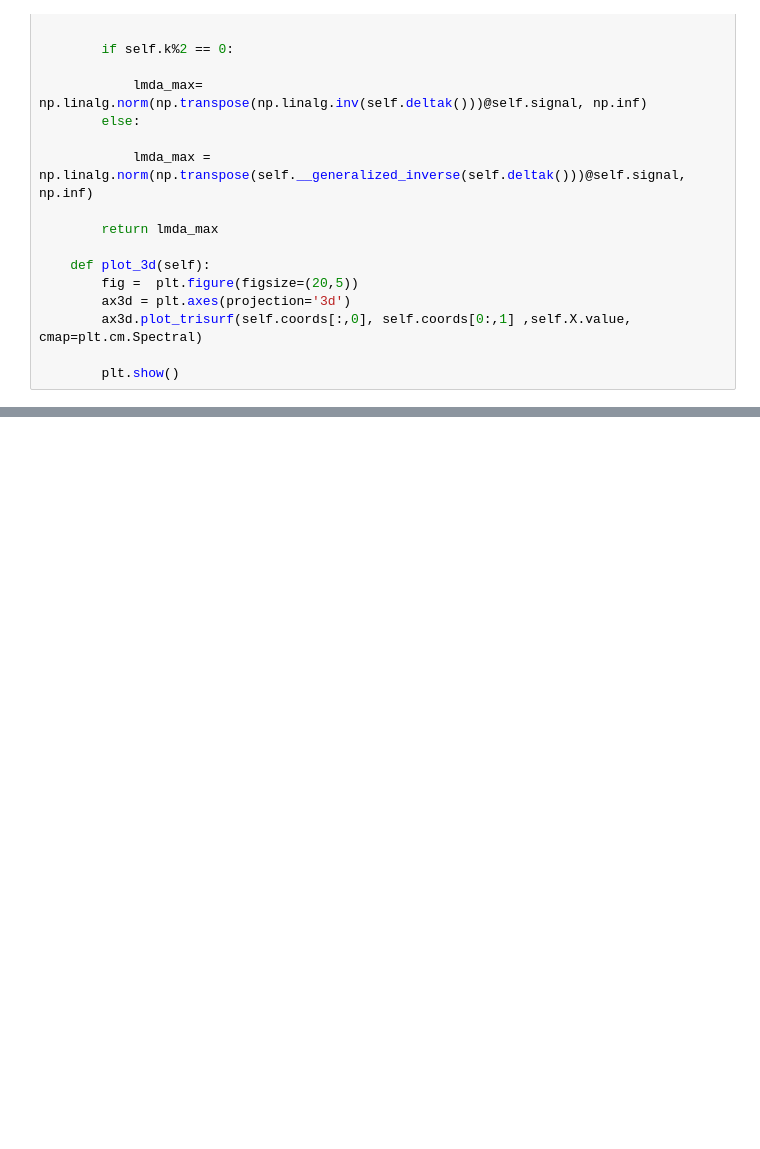
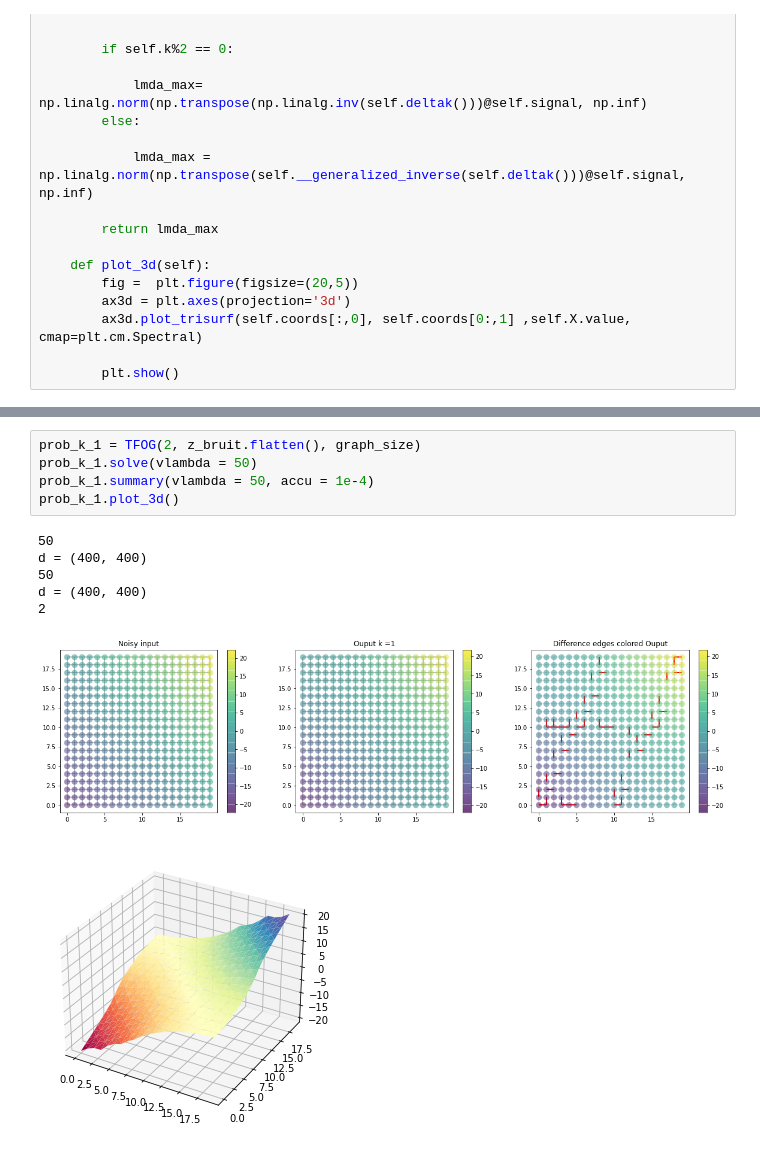
Before and after one commit to DorianJoubaud/Trend-Filtering-On-Graphs, a Jupyter notebook: Trend_Filtering_On_Graphs.ipynb, the cells around one changed output, grey strips where cells are left out. Saved outputs shown, nothing was run; the diff lists cells and outputs as text; blank space fills up the shorter version.

Commit message:
TFOG works well with k even (Dk+1 odd)

```diff
--- a/Trend_Filtering_On_Graphs.ipynb
+++ b/Trend_Filtering_On_Graphs.ipynb
@@ -224,0 +239,13 @@ d = (760, 400)
+# %%
+prob_k_1 = TFOG(2, z_bruit.flatten(), graph_size)
+prob_k_1.solve(vlambda = 50)
+prob_k_1.summary(vlambda = 50, accu = 1e-4)
+prob_k_1.plot_3d()
+# %% [output]
+50
+d = (400, 400)
+50
+d = (400, 400)
+2
+[figure, added]
+[figure, added]
```
Also changed, not shown: parts of 11 cells of this notebook.
